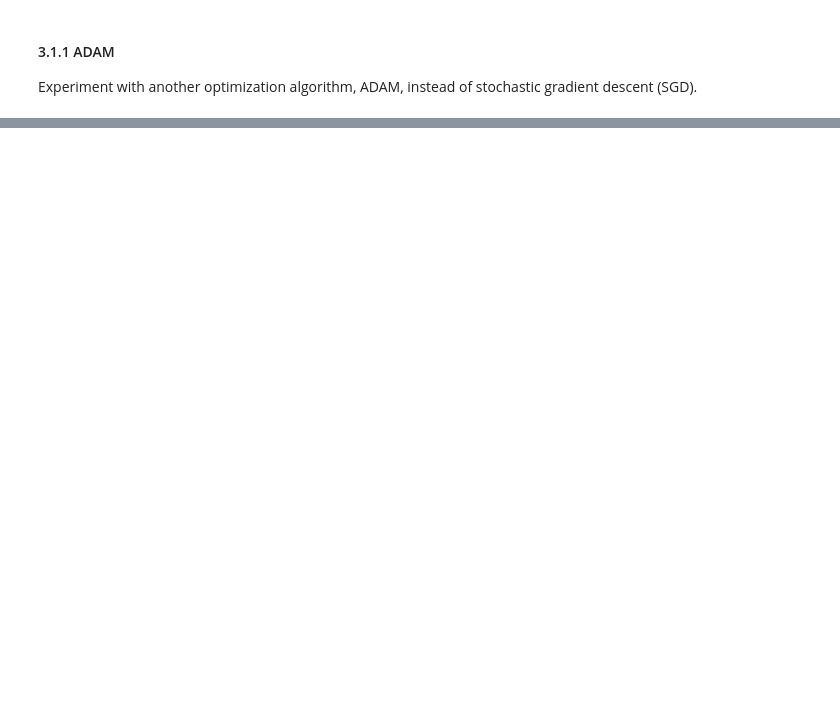
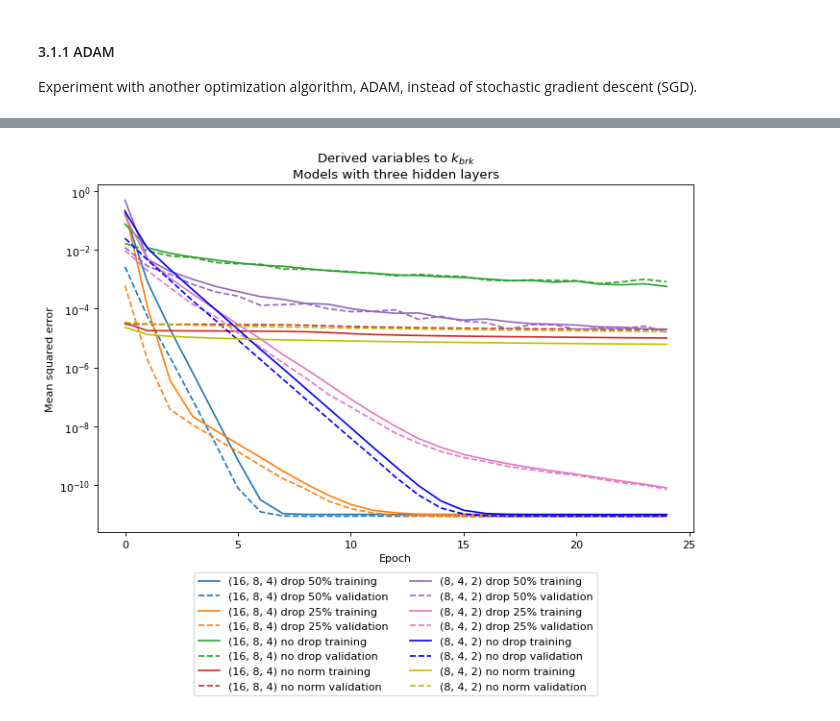
Before and after one commit to vtd9/solar_regression, a Jupyter notebook: hw2.ipynb, the cells around one changed output, grey strips where cells are left out. Saved outputs shown, nothing was run; the diff lists cells and outputs as text; code cells hidden in the pictures; blank space fills up the shorter version.

```diff
--- a/hw2.ipynb
+++ b/hw2.ipynb
@@ -603,0 +612,3 @@ TypeError: ignored
+# %%
+m3_deriv = mult_models(len(deriv_vars), [(16, 8, 4), (8, 4, 2)], 1, lr=0.01)
+train_mult_models(m3_deriv, train_loader_deriv, valid_loader_deriv, mse, 25)
@@ -603,0 +637,7 @@ TypeError: ignored
+# %%
+# Plot on log scale
+plot_mult_models(m3_deriv,
+                 title='Derived variables to $k_{brk}$'
+                 + '\nModels with three hidden layers')
+# %% [output]
+[figure, added]
```
Also changed, not shown: parts of 83 cells of this notebook.
